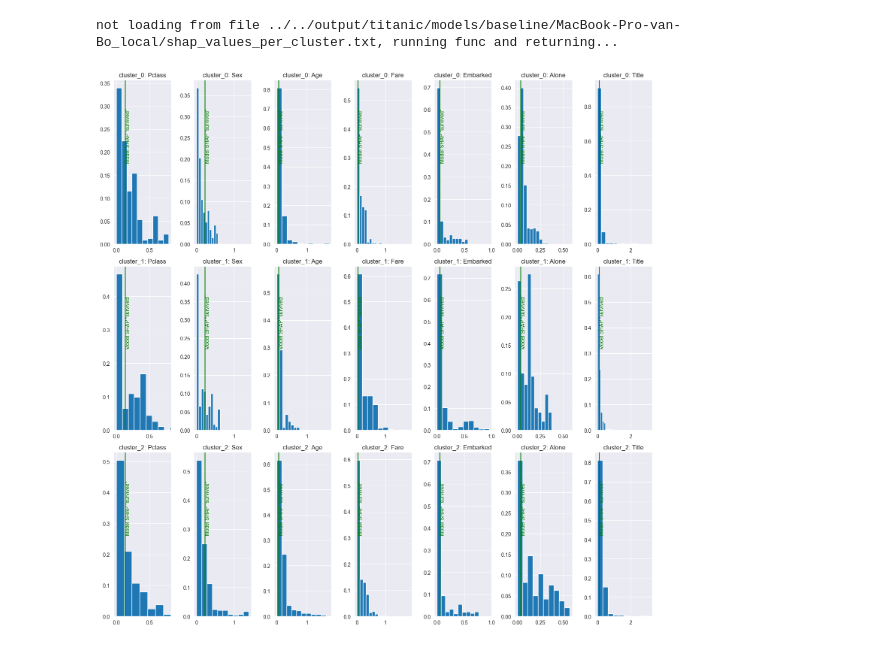
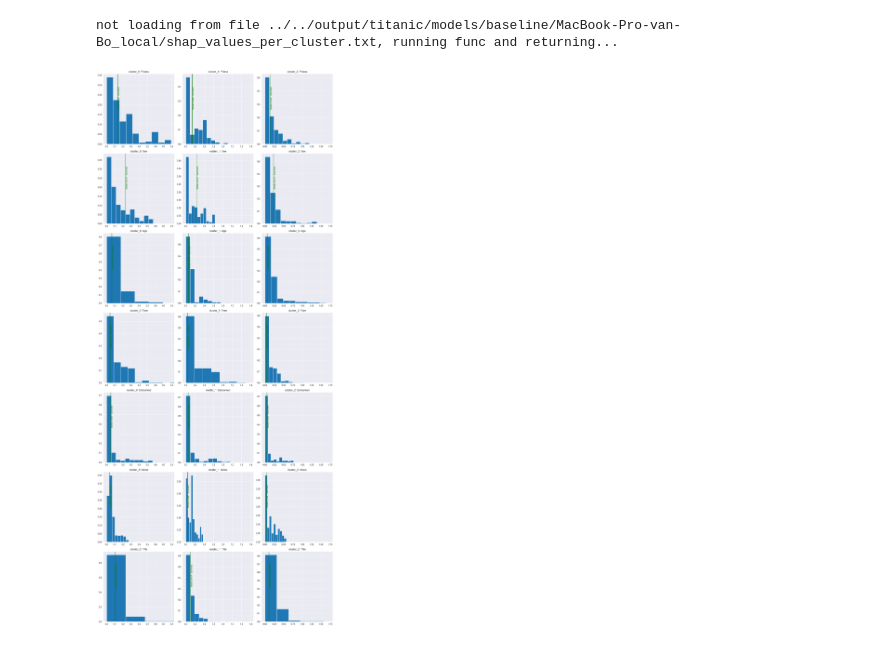
Before and after one commit to b0ster/KRW-project-group2, a Jupyter notebook: src/titanic/titanic-dnn-classification-baseline.ipynb, the cells around one changed output. Drawn from its saved outputs; the diff is of its cells as text; code cells hidden in the pictures.

Commit message:
Transpose of hist visualization

```diff
--- a/src/titanic/titanic-dnn-classification-baseline.ipynb
+++ b/src/titanic/titanic-dnn-classification-baseline.ipynb
@@ -436,45 +436,45 @@ not loading from file ../../output/titanic/models/baseline/MacBook-Pro-van-Bo_lo
 # %%
 n = len(clusters) * len(X_train.columns)
 cols = len(X_train.columns)
-fig, axs = plt.subplots(nrows=int(np.ceil(n / cols)),
-                        ncols=min(n, cols),
-                        figsize=(15, 5 * int(np.ceil(n / cols))))
+fig, axs = plt.subplots(nrows=min(n, cols),
+                        ncols=int(np.ceil(n / cols)),
+                        figsize=(15, 5 * min(n, cols)))
 num = 0
 x_lims = []
 normalize_x_axis = True
 for cluster, feature_svs in shap_values_per_cluster.items():
     for feature, sv in feature_svs.items():
-        ax = axs[num // cols, num % cols]
+        ax = axs[num % cols, num // cols]  # swap rows and cols
         data = np.abs(sv)
         ax.hist(np.abs(sv),
                 weights=np.zeros_like(data) + 1. / data.size)  # add histogram to the current axis, make absolute
         model_shap_died = died_mean_shap_vals[feature]
         model_shap_survived = survived_mean_shap_vals[feature]
         ylim = ax.get_ylim()  # Get the y-axis limits
         ypos = (ylim[1] - ylim[0]) / 2 + ylim[0]
         ax.axvline(model_shap_survived, color='green')
         ax.text(model_shap_survived, ypos, 'Model SHAP "survived"', rotation=90, color='green')
         ax.set_title(f'{cluster}: {feature}')  # add title to the axis
 
         # Add the x limits of the current axis to the list of x limits for the current column
         if num % cols == 0:
             x_lims.append(ax.get_xlim())
         else:
             if num % cols < len(x_lims):
                 x_lims[num % cols] = ax.get_xlim() if ax.get_xlim()[0] < x_lims[num % cols][0] else x_lims[num % cols]
             else:
                 x_lims.append(ax.get_xlim())
 
         num += 1
 
 if normalize_x_axis:
     # Set the same x limits for all the axes in each column
-    for i in range(cols):
-        for j in range(int(np.ceil(n / cols))):
-            axs[j, i].set_xlim(x_lims[i])
+    for i in range(int(np.ceil(n / cols))):
+        for j in range(cols):
+            axs[j,i].set_xlim(x_lims[i])  # swap rows and cols
 
 # adjust layout and show plot
 fig.tight_layout()
 show_and_save_current_plt("cluster_histograms.png")
 # %% [output]
-[figure, old version]
+[figure, new version]
```
Also changed, not shown: 1 other file.
